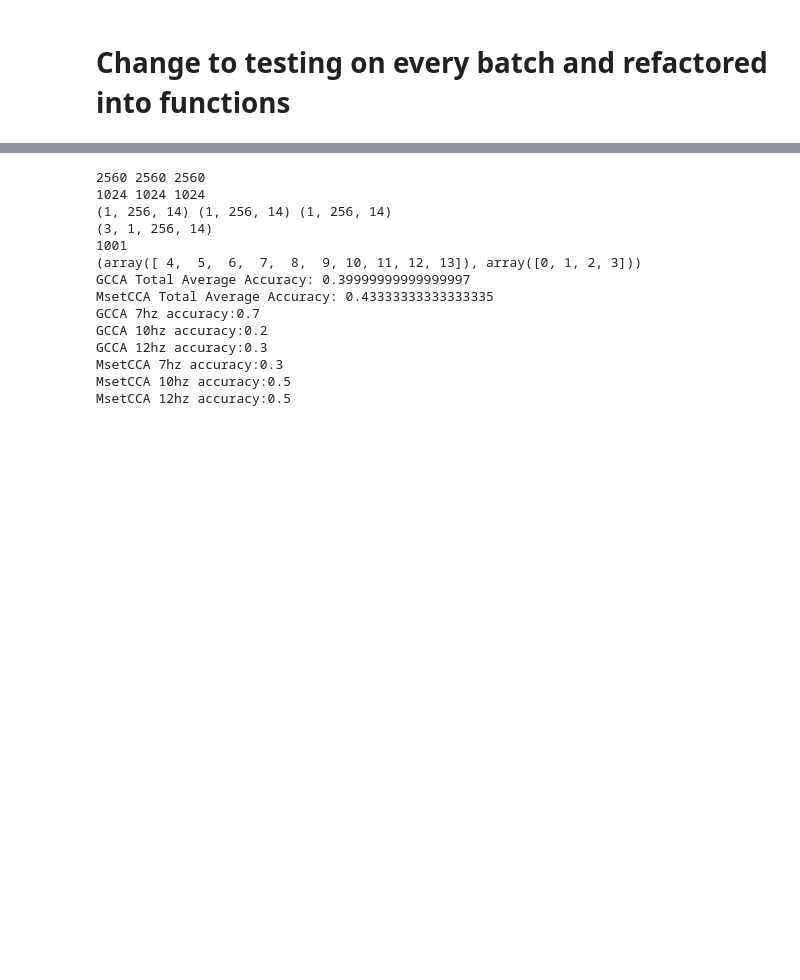
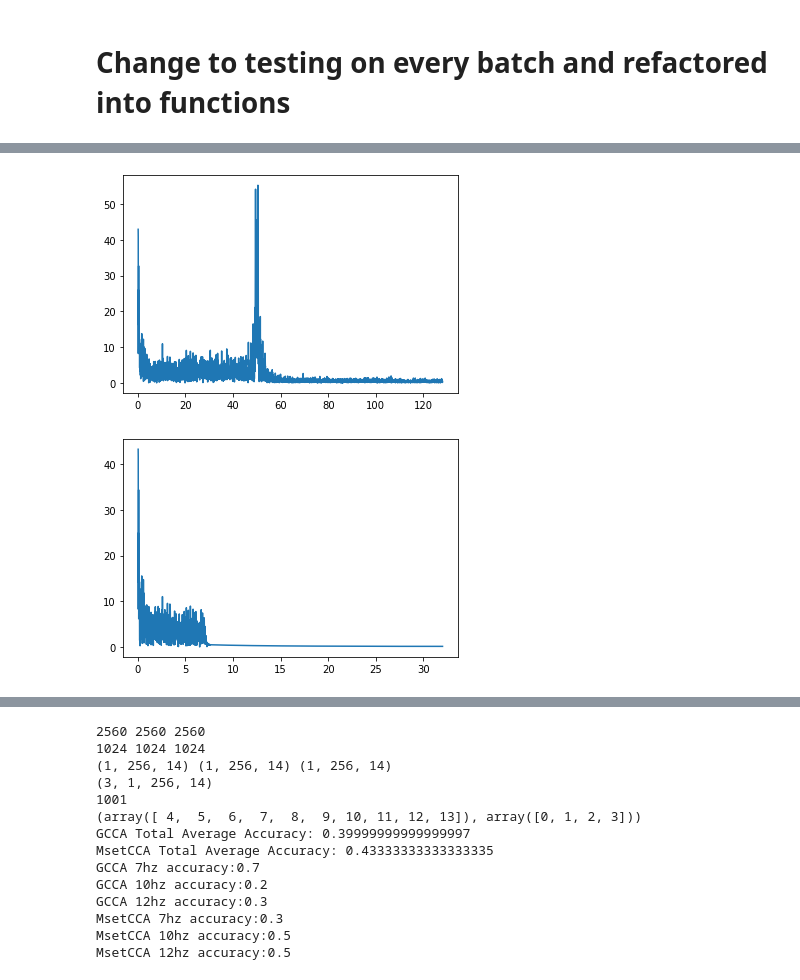
Before and after one commit to yagami009/ding, a Jupyter notebook: Testing.ipynb, the cells around one changed output, grey strips where cells are left out. Saved outputs shown, nothing was run; the diff lists cells and outputs as text; code cells hidden in the pictures; blank space fills up the shorter version.

```diff
--- a/Testing.ipynb
+++ b/Testing.ipynb
@@ -929,3 +982,40 @@ def test_gcca_mset(data, data_idxs, freqs, fs, no_samples, number_runs=10):
+# %%
+import numpy as np
+import matplotlib.pyplot as plt
+import scipy.fftpack
+
+fs=256
+# Number of samplepoints
+N = len(data_file_7)
+# sample spacing
+T = 1.0 / fs
+x = np.linspace(0.0, N*T, N)
+xf = np.linspace(0.0, 1.0/(2.0*T), N//2)
+
+yf = scipy.fftpack.fft(data_file_7)
+
+fig, ax = plt.subplots()
+ax.plot(xf[4:], 2.0/N * np.abs(yf[4:N//2]))
+plt.show()
+
+filtered = sos_filter_256(data_file_7)
+
+fs=64
+# Number of samplepoints
+N = len(filtered)
+# sample spacing
+T = 1.0 / fs
+x = np.linspace(0.0, N*T, N)
+xf = np.linspace(0.0, 1.0/(2.0*T), N//2)
+
+yf = scipy.fftpack.fft(filtered)
+
+fig, ax = plt.subplots()
+ax.plot(xf[4:], 2.0/N * np.abs(yf[4:N//2]))
+plt.show()
+# %% [output]
+[figure, added]
+[figure, added]
 # %%
 ds = 4 #downsample averaging size
 if ds > 1:
```
Also changed, not shown: parts of 7 cells of this notebook, 2 other files.
